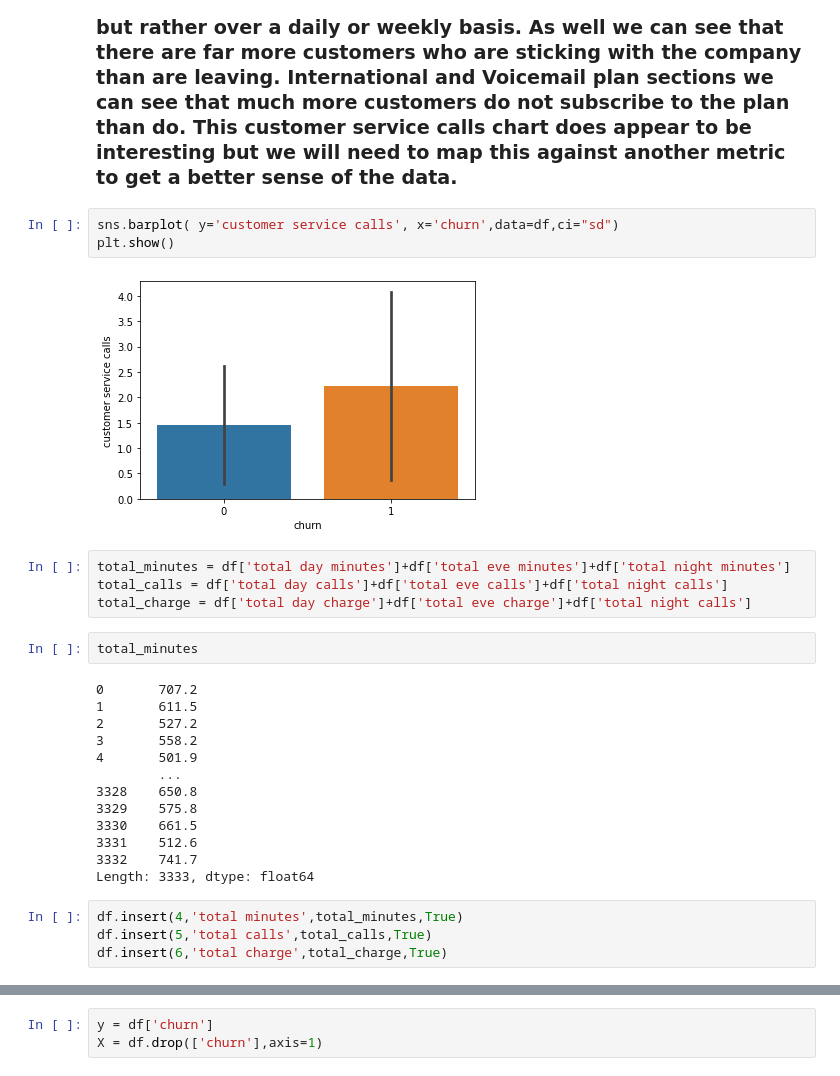
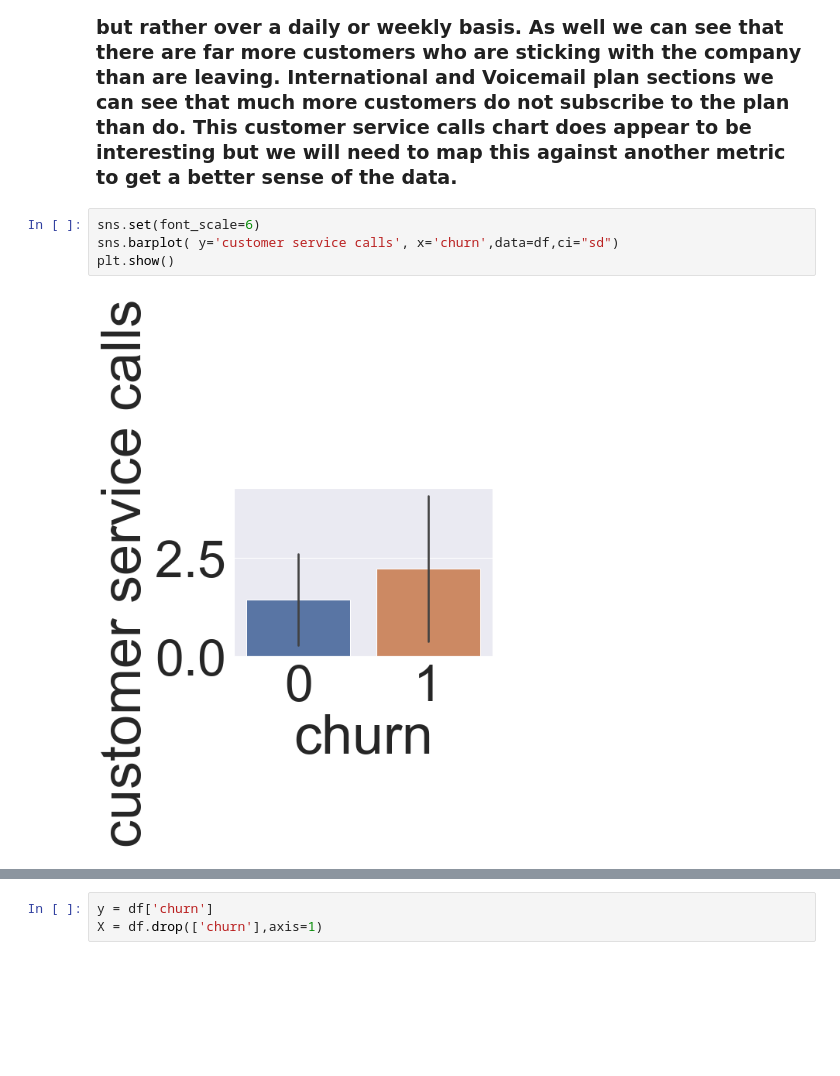
Before and after one commit to mattiedg/Phase-3-Project, a Jupyter notebook: student.ipynb, the cells around one changed output, grey strips where cells are left out. Saved outputs shown, nothing was run; the diff lists cells and outputs as text; blank space fills up the shorter version.

```diff
--- a/student.ipynb
+++ b/student.ipynb
@@ -279,30 +280,8 @@ for i in range(dataset2.shape[1]):
 # %% [markdown]
 ### Looking at these charts we can see that the distributions for total night, day, and evening calls look about the same. I will merge these together to get a better sense of how total calls in a day effects this. Particularyly because I do not think that consumers will look very hard at distribution of calls per hour but rather over a daily or weekly basis. As well we can see that there are far more customers who are sticking with the company than are leaving. International and Voicemail plan sections we can see that much more customers do not subscribe to the plan than do.  This customer service calls chart does appear to be interesting but we will need to map this against another metric to get a better sense of the data.
 # %%
+sns.set(font_scale=6)
 sns.barplot( y='customer service calls', x='churn',data=df,ci="sd")
 plt.show()
 # %% [output]
-[figure, old version]
+[figure, new version]
-# %%
-total_minutes = df['total day minutes']+df['total eve minutes']+df['total night minutes']
-total_calls = df['total day calls']+df['total eve calls']+df['total night calls']
-total_charge = df['total day charge']+df['total eve charge']+df['total night calls']
-# %%
-total_minutes
-# %% [output]
-0       707.2
-1       611.5
-2       527.2
-3       558.2
-4       501.9
-        ...
-3328    650.8
-3329    575.8
-3330    661.5
-3331    512.6
-3332    741.7
-Length: 3333, dtype: float64
-# %%
-df.insert(4,'total minutes',total_minutes,True)
-df.insert(5,'total calls',total_calls,True)
-df.insert(6,'total charge',total_charge,True)
```
Also changed, not shown: parts of 54 cells of this notebook.
